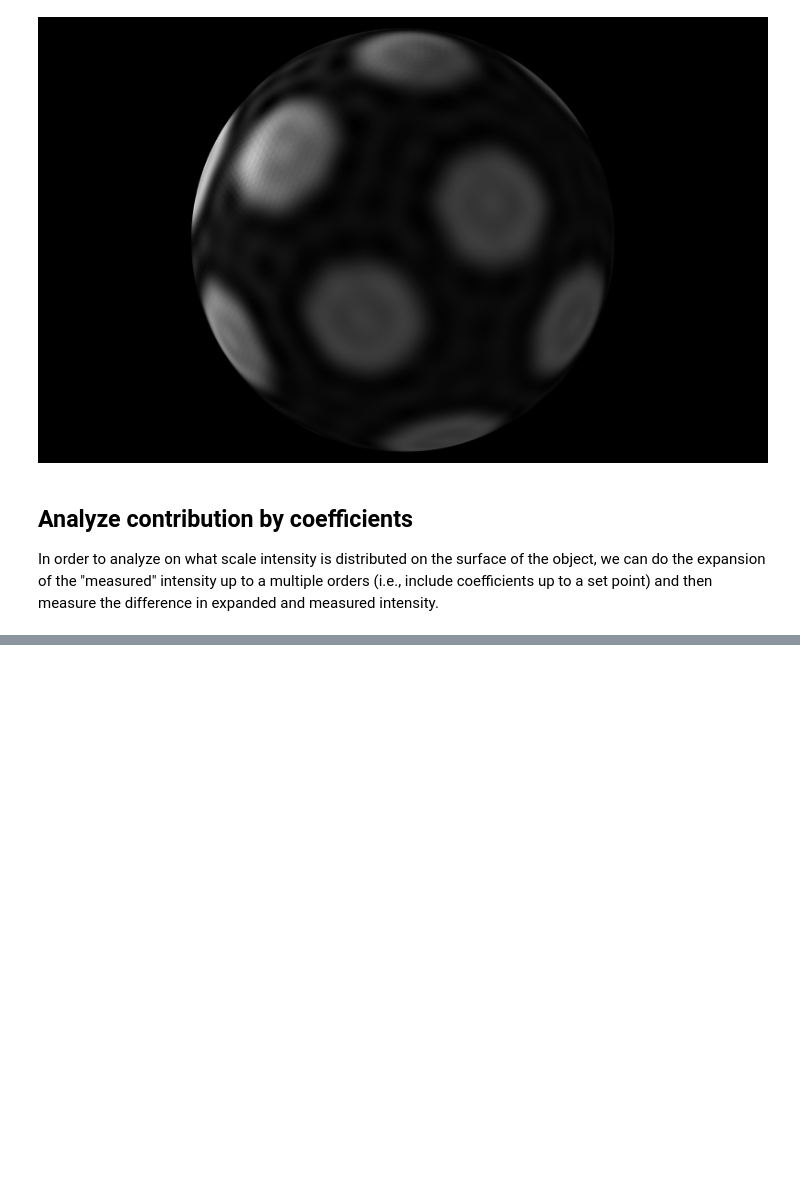
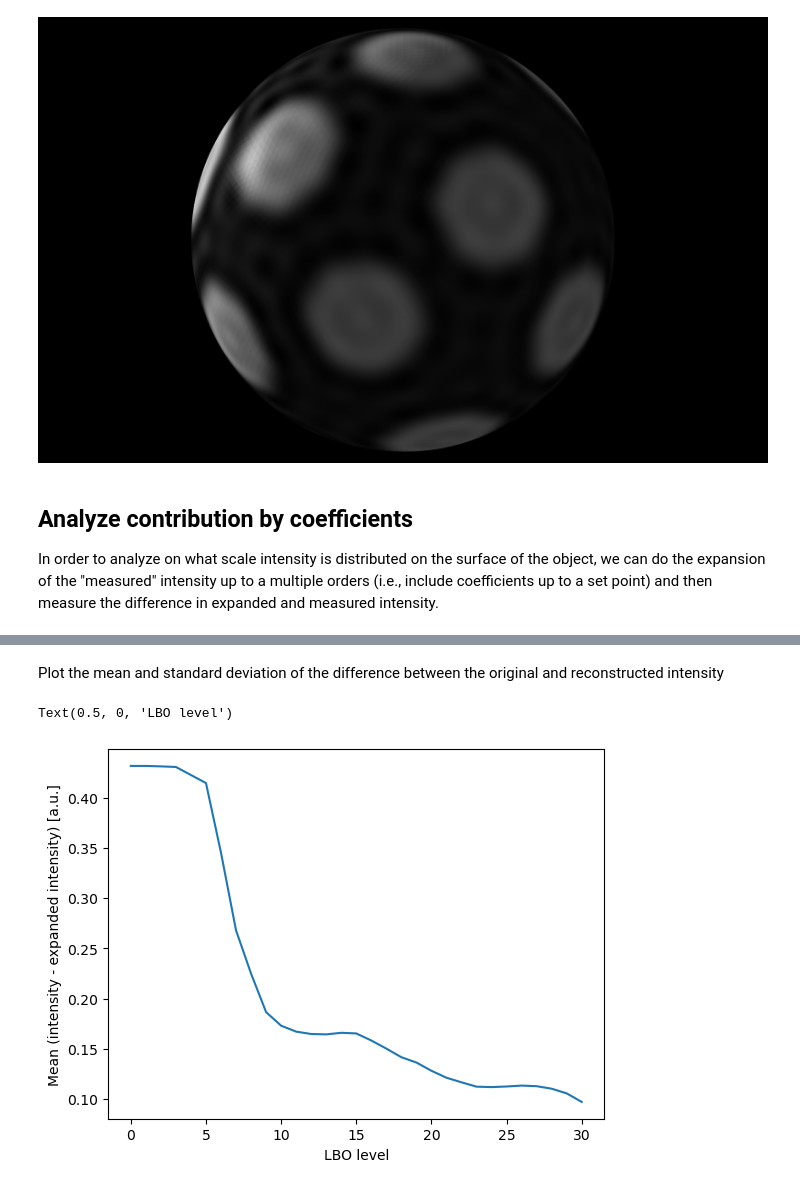
Before and after one commit to jo-mueller/napari-shape-odyssey, a Jupyter notebook: docs/notebooks/spectral_analysis/spectral_intensity_decomposition.ipynb, the cells around one changed output, grey strips where cells are left out. Drawn from its saved outputs; the diff is of its cells as text; code cells hidden in the pictures; blank space fills up the shorter version.

Commit message:
added simple methods to determine all characteristics

```diff
--- a/docs/notebooks/spectral_analysis/spectral_intensity_decomposition.ipynb
+++ b/docs/notebooks/spectral_analysis/spectral_intensity_decomposition.ipynb
@@ -28,7 +28,7 @@ napari.utils.nbscreenshot(viewer, canvas_only=True)
 # %% [markdown]
 ## Expand intensity in Laplace-Beltrami eigenvector basis
 # %%
-Expander = nso.spectral.LBOIntensityExpander(normalize=False, order=1000)
+Expander = nso.spectral.LBOIntensityExpander(normalize=True, order=1000)
 expanded_intensity = Expander.fit_expand(dots)
 # %%
 viewer.add_surface(expanded_intensity)
@@ -64,0 +42,3 @@ energies = Expander.calculate_energy_per_level()
+# %%
+characteristics = Expander.characterize_contributions_per_level(normalize_eigenvalues=False)
+characteristics.head(5)
@@ -64,0 +54,10 @@ energies = Expander.calculate_energy_per_level()
+# %% [markdown]
+Plot the mean and standard deviation of the difference between the original and reconstructed intensity
+# %%
+fig, ax = plt.subplots()
+ax.plot(characteristics['level'], characteristics['difference_mean'], label='mean')
+ax.set_ylabel('Mean (intensity - expanded intensity) [a.u.]')
+ax.set_xlabel('LBO level')
+# %% [output]
+Text(0.5, 0, 'LBO level')
+[figure, added]
```
Also changed, not shown: parts of 7 cells of this notebook, 1 other file.
